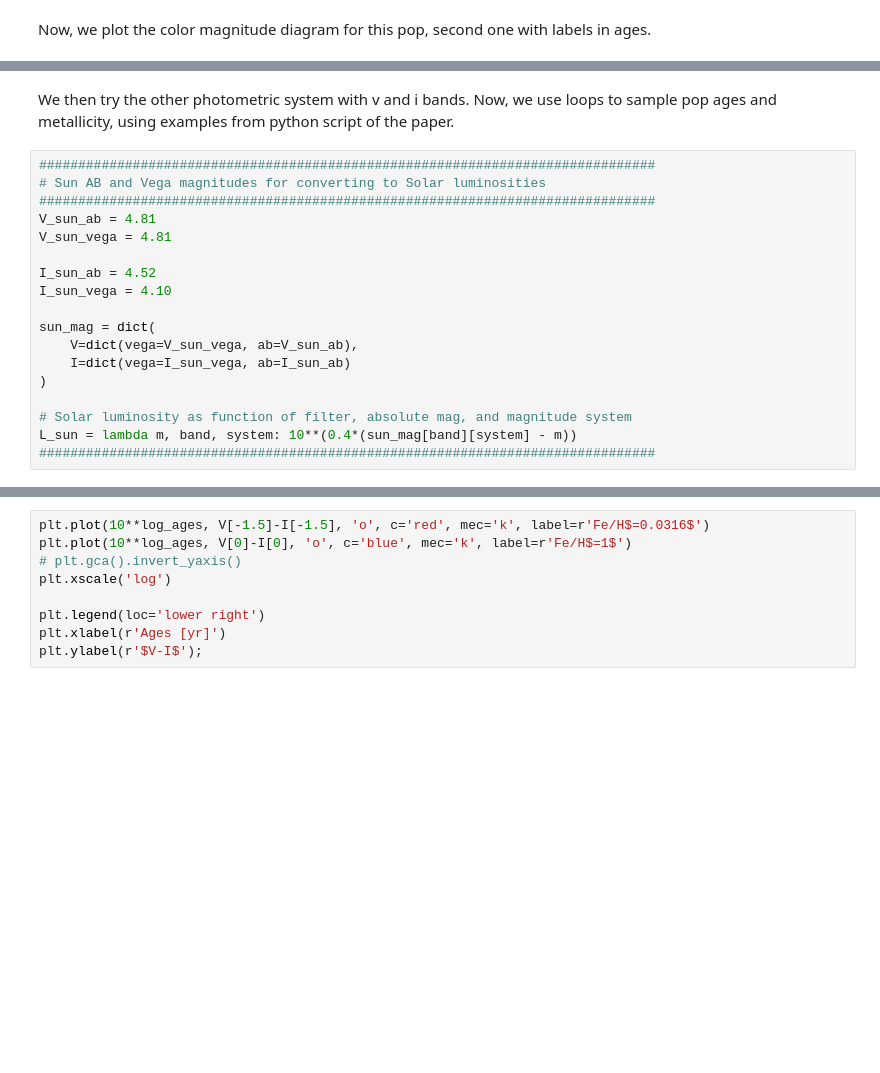
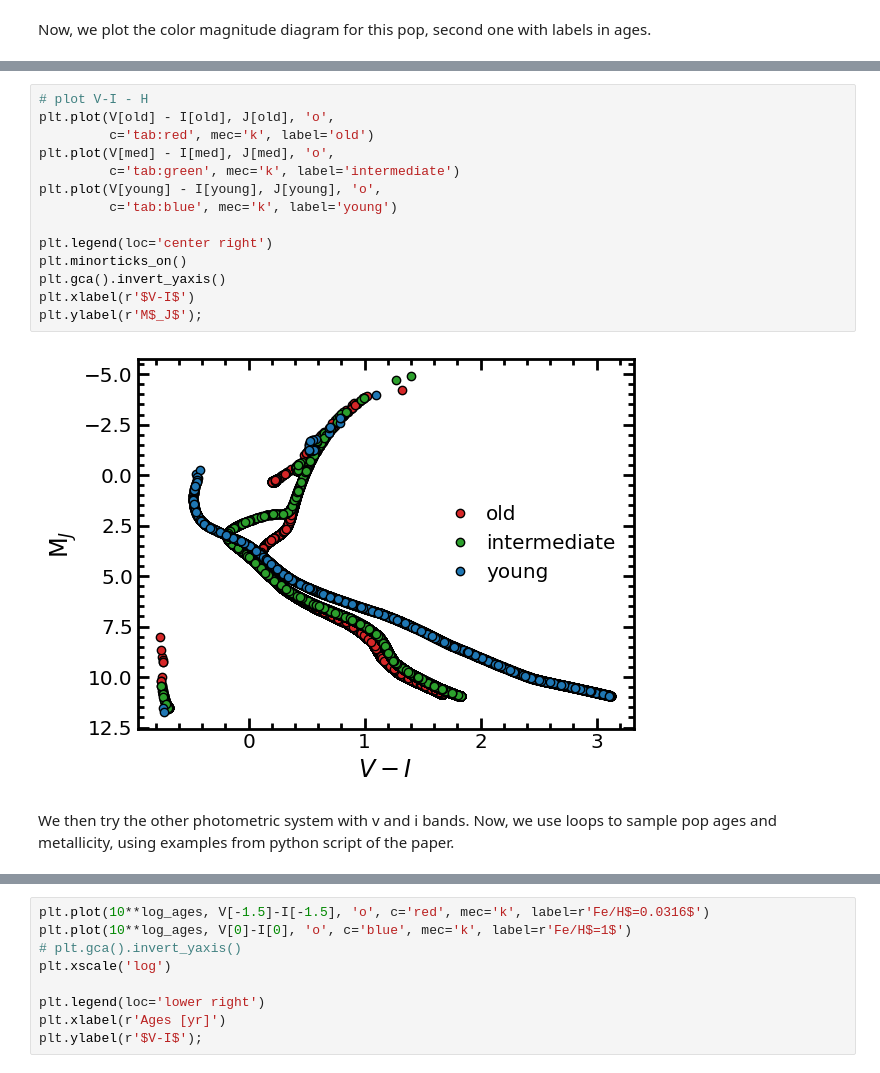
Before and after one commit to denniswu28/physics556, a Jupyter notebook: artpop_demo.ipynb, the cells around one changed output, grey strips where cells are left out. Saved outputs shown, nothing was run; the diff lists cells and outputs as text; blank space fills up the shorter version.

```diff
--- a/artpop_demo.ipynb
+++ b/artpop_demo.ipynb
@@ -87,22 +111,20 @@ plt.ylabel(r'M$_i$');
+# %%
+# plot V-I - H
+plt.plot(V[old] - I[old], J[old], 'o',
+         c='tab:red', mec='k', label='old')
+plt.plot(V[med] - I[med], J[med], 'o',
+         c='tab:green', mec='k', label='intermediate')
+plt.plot(V[young] - I[young], J[young], 'o',
+         c='tab:blue', mec='k', label='young')
+
+plt.legend(loc='center right')
+plt.minorticks_on()
+plt.gca().invert_yaxis()
+plt.xlabel(r'$V-I$')
+plt.ylabel(r'M$_J$');
+# %% [output]
+[figure, added]
 # %% [markdown]
 We then try the other photometric system with v and i bands. Now, we use loops to sample pop ages and metallicity, using examples from python script of the paper.
-# %%
-###############################################################################
-# Sun AB and Vega magnitudes for converting to Solar luminosities
-###############################################################################
-V_sun_ab = 4.81
-V_sun_vega = 4.81
-
-I_sun_ab = 4.52
-I_sun_vega = 4.10
-
-sun_mag = dict(
-    V=dict(vega=V_sun_vega, ab=V_sun_ab),
-    I=dict(vega=I_sun_vega, ab=I_sun_ab)
-)
-
-# Solar luminosity as function of filter, absolute mag, and magnitude system
-L_sun = lambda m, band, system: 10**(0.4*(sun_mag[band][system] - m))
-###############################################################################
 # %%
 ###############################################################################
```
Also changed, not shown: parts of 15 cells of this notebook, 26 other files.
